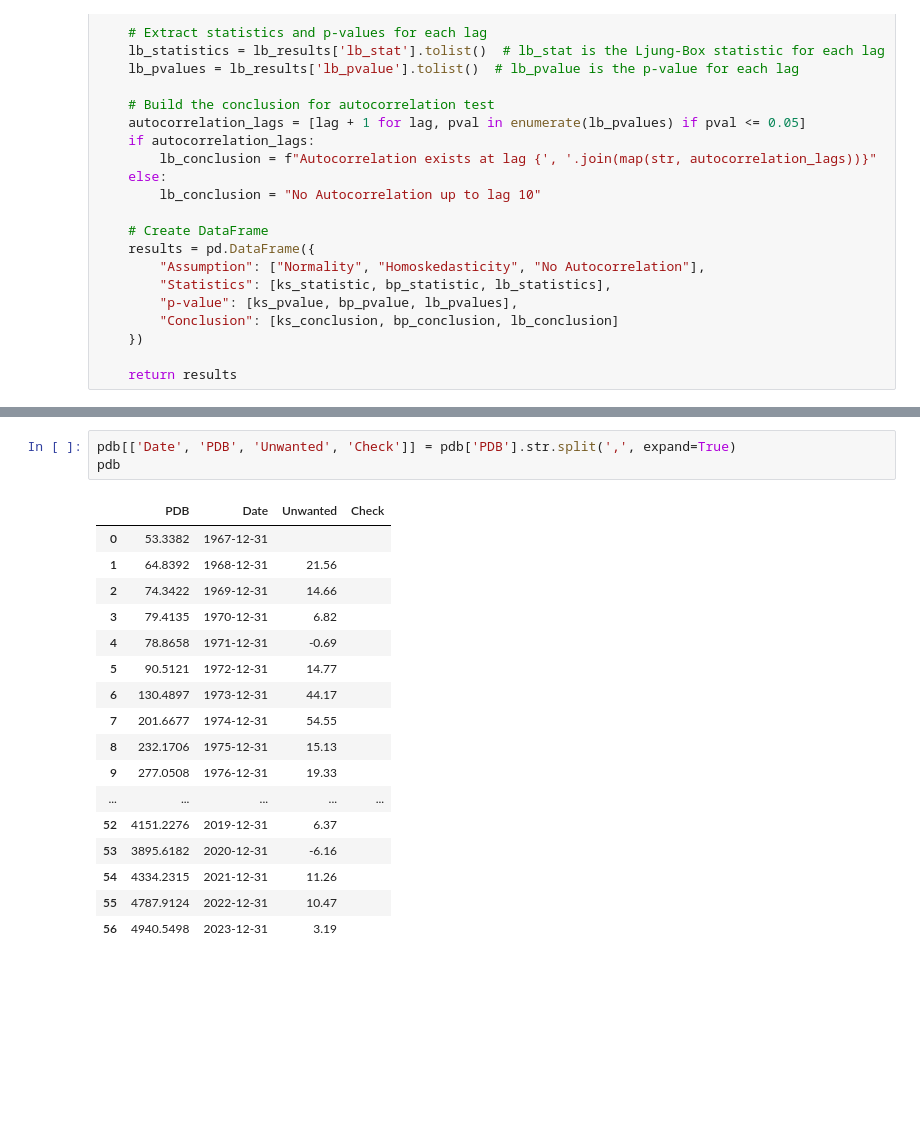
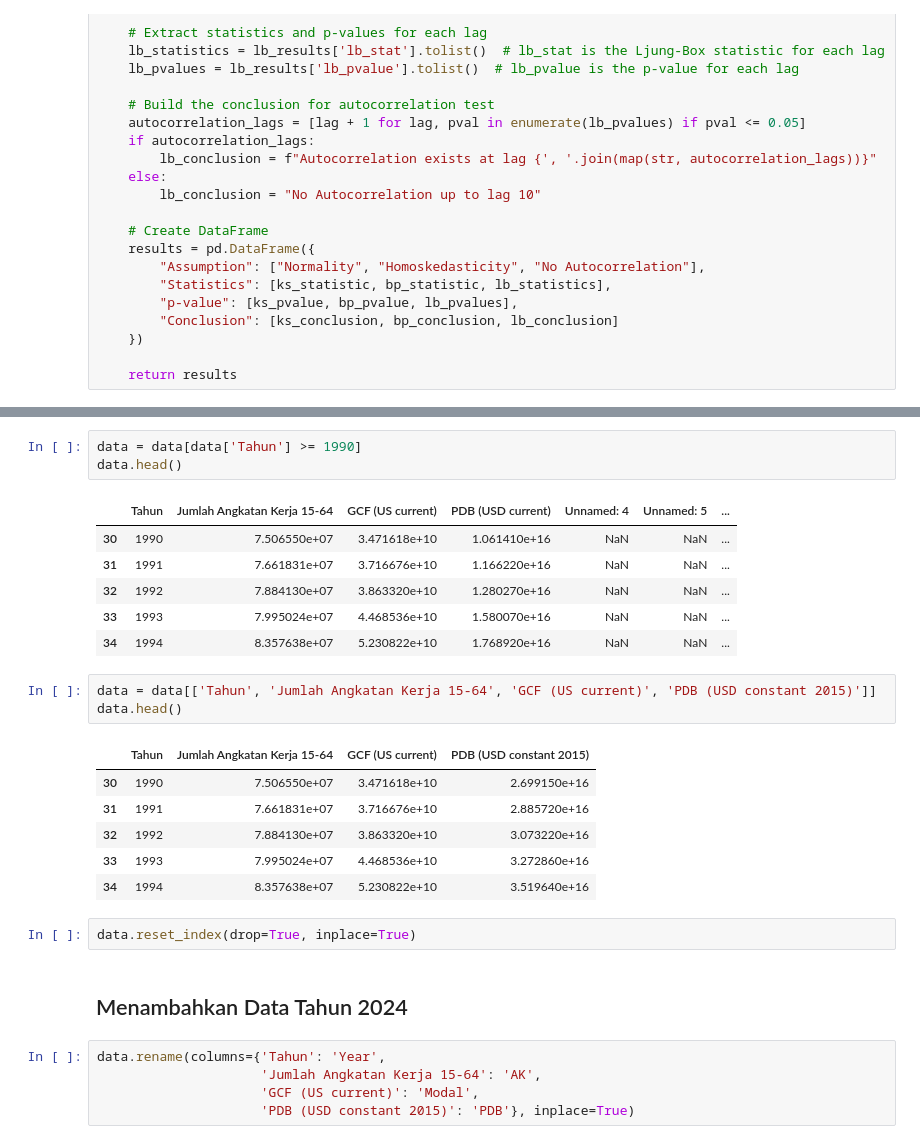
Before and after one commit to kurniawanchandraw/Ujian-Tengah-Semester, a Jupyter notebook: UTS.ipynb, the cells around one changed output, grey strips where cells are left out. Drawn from its saved outputs; the diff is of its cells as text; blank space fills up the shorter version.

```diff
--- a/UTS.ipynb
+++ b/UTS.ipynb
@@ -146,21 +134,29 @@ pdb
-# %%
-pdb[['Date', 'PDB', 'Unwanted', 'Check']] = pdb['PDB'].str.split(',', expand=True)
-pdb
-# %% [output]
-|  | PDB | Date | Unwanted | Check |
-| 0 | 53.3382 | 1967-12-31 |  |  |
-| 1 | 64.8392 | 1968-12-31 | 21.56 |  |
-| 2 | 74.3422 | 1969-12-31 | 14.66 |  |
-| 3 | 79.4135 | 1970-12-31 | 6.82 |  |
-| 4 | 78.8658 | 1971-12-31 | -0.69 |  |
-| 5 | 90.5121 | 1972-12-31 | 14.77 |  |
-| 6 | 130.4897 | 1973-12-31 | 44.17 |  |
-| 7 | 201.6677 | 1974-12-31 | 54.55 |  |
-| 8 | 232.1706 | 1975-12-31 | 15.13 |  |
-| 9 | 277.0508 | 1976-12-31 | 19.33 |  |
-| ... | ... | ... | ... | ... |
-| 52 | 4151.2276 | 2019-12-31 | 6.37 |  |
-| 53 | 3895.6182 | 2020-12-31 | -6.16 |  |
-| 54 | 4334.2315 | 2021-12-31 | 11.26 |  |
-| 55 | 4787.9124 | 2022-12-31 | 10.47 |  |
-| 56 | 4940.5498 | 2023-12-31 | 3.19 |  |
+# %%
+data = data[data['Tahun'] >= 1990]
+data.head()
+# %% [output]
+|  | Tahun | Jumlah Angkatan Kerja 15-64 | GCF (US current) | PDB (USD current) | Unnamed: 4 | Unnamed: 5 | ... |
+| 30 | 1990 | 7.506550e+07 | 3.471618e+10 | 1.061410e+16 | NaN | NaN | ... |
+| 31 | 1991 | 7.661831e+07 | 3.716676e+10 | 1.166220e+16 | NaN | NaN | ... |
+| 32 | 1992 | 7.884130e+07 | 3.863320e+10 | 1.280270e+16 | NaN | NaN | ... |
+| 33 | 1993 | 7.995024e+07 | 4.468536e+10 | 1.580070e+16 | NaN | NaN | ... |
+| 34 | 1994 | 8.357638e+07 | 5.230822e+10 | 1.768920e+16 | NaN | NaN | ... |
+# %%
+data = data[['Tahun', 'Jumlah Angkatan Kerja 15-64', 'GCF (US current)', 'PDB (USD constant 2015)']]
+data.head()
+# %% [output]
+|  | Tahun | Jumlah Angkatan Kerja 15-64 | GCF (US current) | PDB (USD constant 2015) |
+| 30 | 1990 | 7.506550e+07 | 3.471618e+10 | 2.699150e+16 |
+| 31 | 1991 | 7.661831e+07 | 3.716676e+10 | 2.885720e+16 |
+| 32 | 1992 | 7.884130e+07 | 3.863320e+10 | 3.073220e+16 |
+| 33 | 1993 | 7.995024e+07 | 4.468536e+10 | 3.272860e+16 |
+| 34 | 1994 | 8.357638e+07 | 5.230822e+10 | 3.519640e+16 |
+# %%
+data.reset_index(drop=True, inplace=True)
+# %% [markdown]
+## Menambahkan Data Tahun 2024
+# %%
+data.rename(columns={'Tahun': 'Year',
+                     'Jumlah Angkatan Kerja 15-64': 'AK',
+                     'GCF (US current)': 'Modal',
+                     'PDB (USD constant 2015)': 'PDB'}, inplace=True)
```
Also changed, not shown: parts of 43 cells of this notebook, 1 other file.
